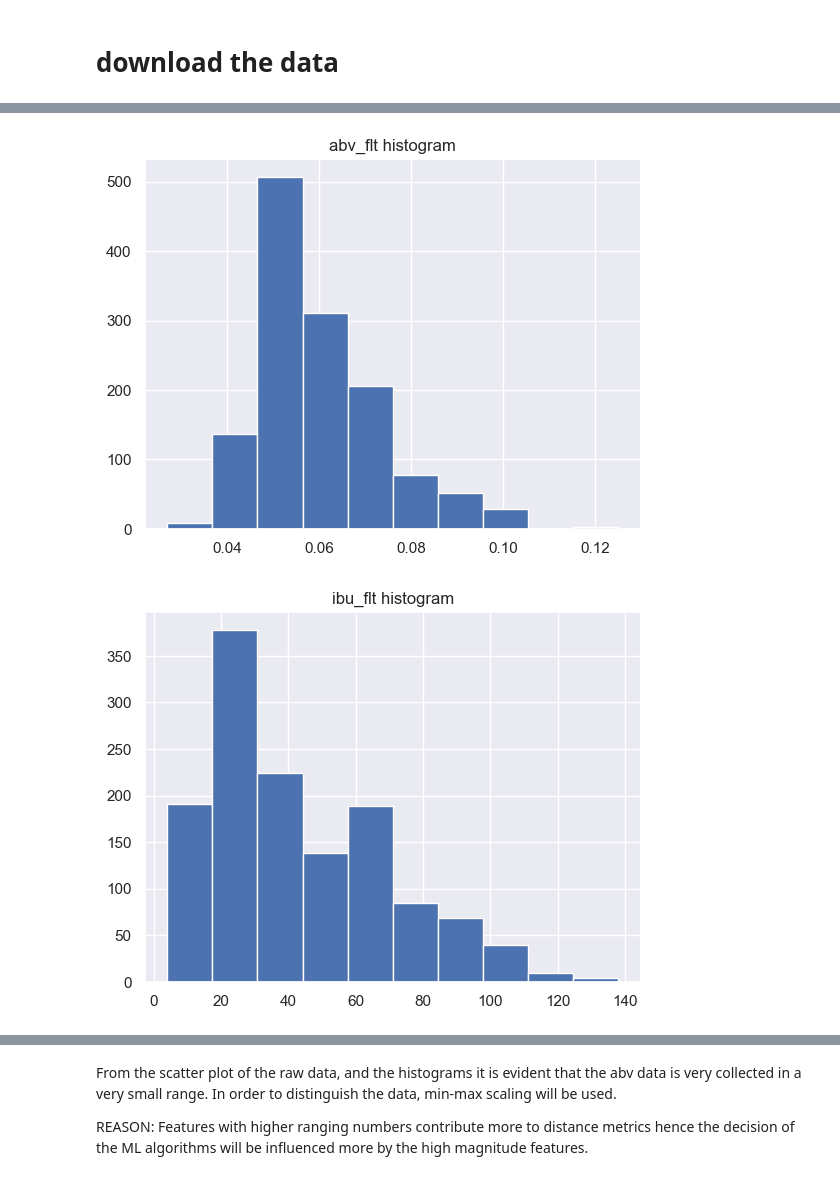
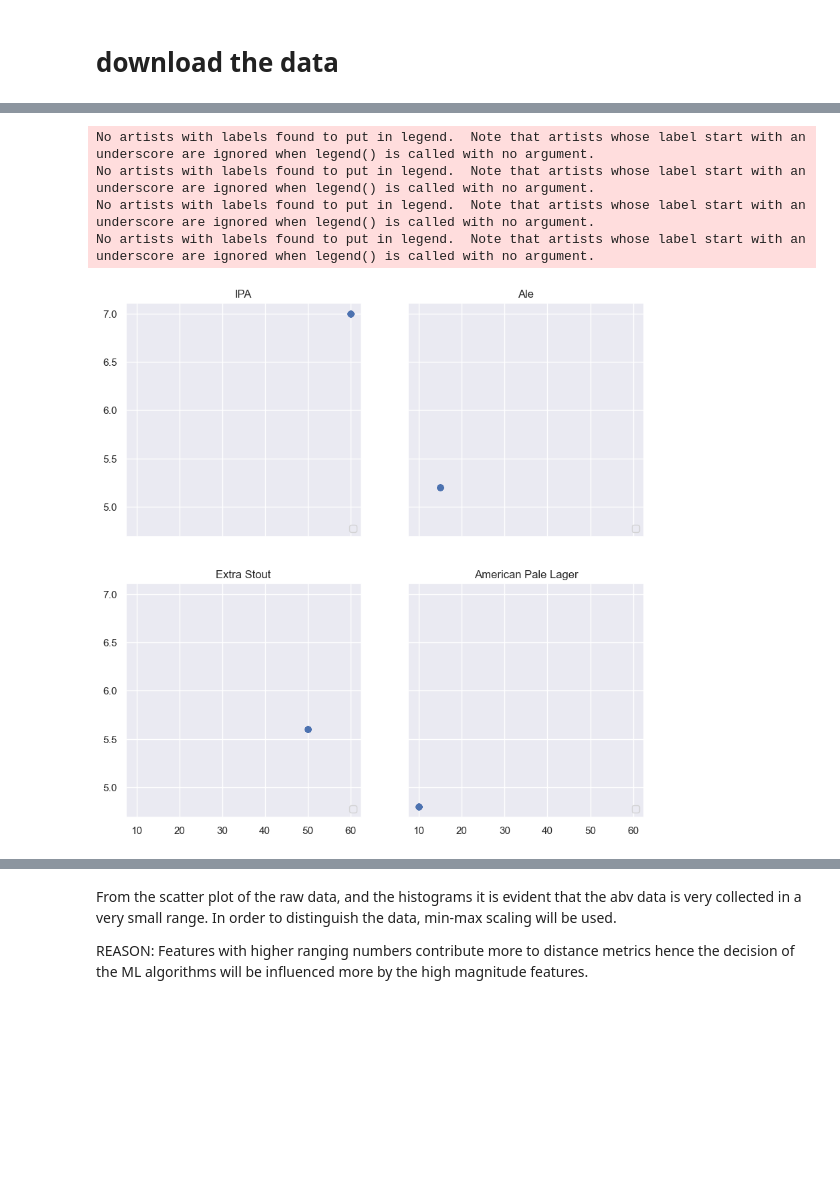
Before and after one commit to aureliusbd/tinybEEr, a Jupyter notebook: BeerModel.ipynb, the cells around one changed output, grey strips where cells are left out. Saved outputs shown, nothing was run; the diff lists cells and outputs as text; code cells hidden in the pictures; blank space fills up the shorter version.

```diff
--- a/BeerModel.ipynb
+++ b/BeerModel.ipynb
@@ -166,11 +122,29 @@ plt.show()
-# %%
-# look at the histogram of the abv_flt and ibu_flt data
-abv_flt.hist()
-plt.title('abv_flt histogram')
-plt.show()
-ibu_flt.hist()
-plt.title('ibu_flt histogram')
-plt.show()
-# %% [output]
-[figure, removed]
-[figure, removed]
+# %%
+def CompareTwoFeatures(xParam, yParam):
+    ''' Plots comparison of two beer features both in separate and combined plots '''
+    fig, axes = plt.subplots(2, 2, sharex = True, sharey = True, figsize=(10,10)) # One beer style by figure
+    fig, global_ax = plt.subplots(figsize=(12,12)) # All beers styles in one figure.
+    x_max = beer_df[xParam].max() # Get the max ibu value
+    y_max = beer_df[yParam].max() # Get the max abv value
+
+    for style, ax in zip(styles, axes.ravel()):
+        ibu_data = beer_df[xParam][beer_df["Style"] == style].values
+        abv_data = beer_df[yParam][beer_df["Style"] == style].values
+
+        ax.set_title(style)
+        ax.plot(ibu_data, abv_data, marker = 'o', linestyle = '')
+        ax.legend(numpoints=1, loc='lower right', fontsize = 10)
+
+        global_ax.plot(ibu_data, abv_data, marker = 'o', label = style, linestyle = '')
+
+    global_ax.legend(numpoints=1, loc='lower right', fontsize = 10)
+
+    plt.show()
+# %%
+CompareTwoFeatures("ibu", "abv")
+# %% [output]
+No artists with labels found to put in legend.  Note that artists whose label start with an underscore are ignored when legend() is called with no argument.
+No artists with labels found to put in legend.  Note that artists whose label start with an underscore are ignored when legend() is called with no argument.
+No artists with labels found to put in legend.  Note that artists whose label start with an underscore are ignored when legend() is called with no argument.
+No artists with labels found to put in legend.  Note that artists whose label start with an underscore are ignored when legend() is called with no argument.
+[figure, added]
```
Also changed, not shown: parts of 27 cells of this notebook.
